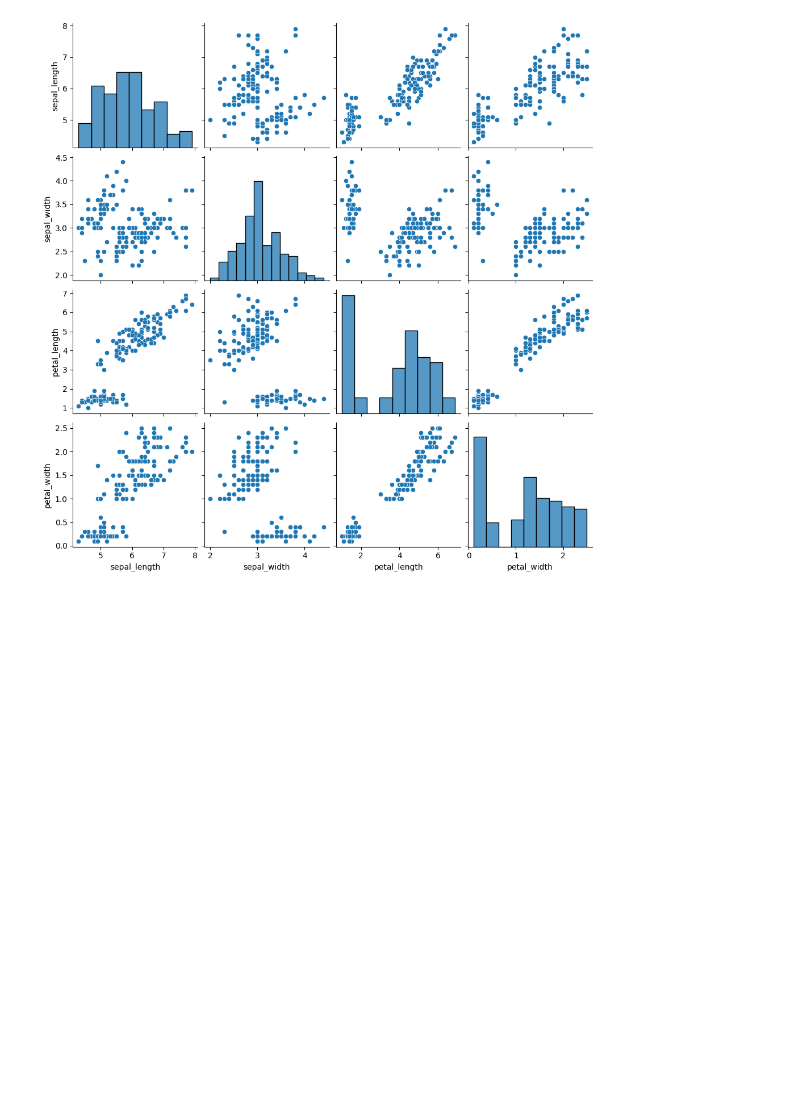
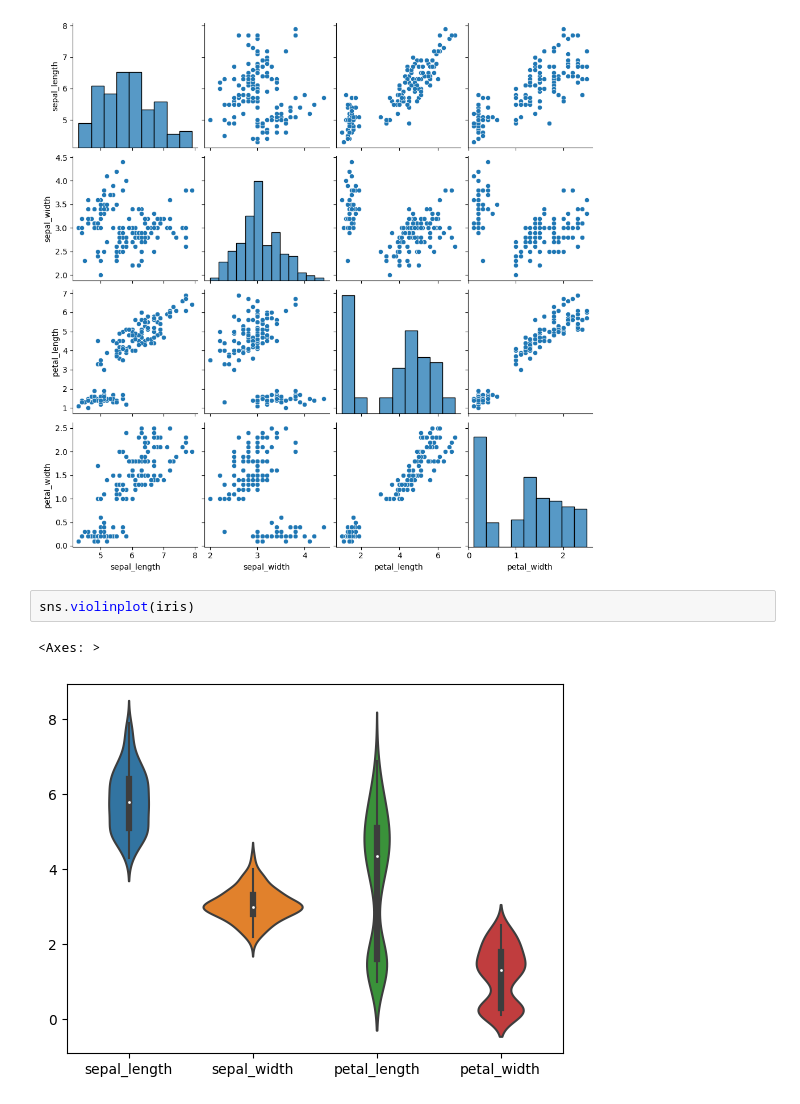
Before and after one commit to kk-shetty/Data_Science_Masters, a Jupyter notebook: Live Class Notes/visualization_seaborn.ipynb, the cells around one changed output. Drawn from its saved outputs; the diff is of its cells as text; blank space fills up the shorter version.

```diff
--- a/Live Class Notes/visualization_seaborn.ipynb
+++ b/Live Class Notes/visualization_seaborn.ipynb
@@ -138,3 +138,8 @@ sns.pairplot(iris)
 # %% [output]
 <seaborn.axisgrid.PairGrid at 0x...>
 [figure]
+# %%
+sns.violinplot(iris)
+# %% [output]
+<Axes: >
+[figure, added]
```
Also changed, not shown: parts of 1 cell of this notebook, 3 other files.
